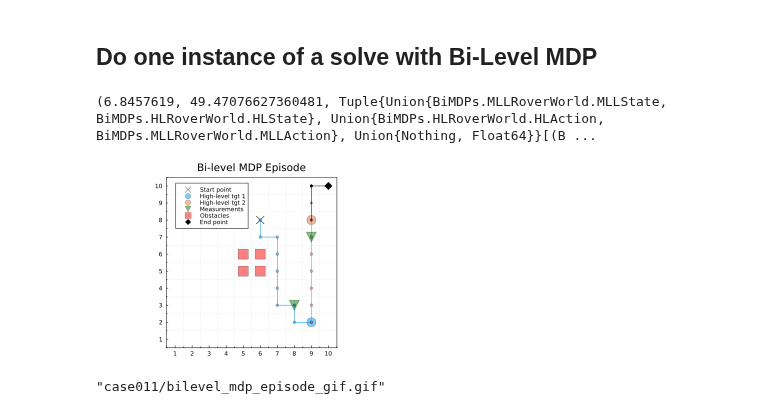
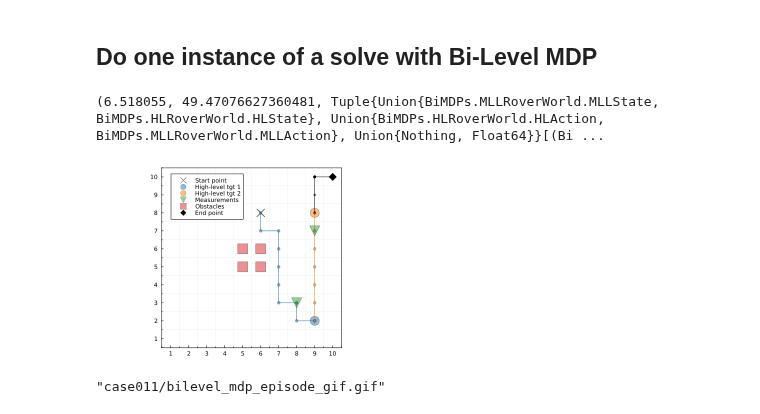
Before and after one commit to somritabanerjee/BiMDPs.jl, a Jupyter notebook: notebooks/VizRoverWorld.ipynb, the cells around one changed output. Cells and saved outputs as stored; diff of their text form; code cells hidden in the pictures.

```diff
--- a/notebooks/VizRoverWorld.ipynb
+++ b/notebooks/VizRoverWorld.ipynb
@@ -53,7 +53,7 @@ BiMDPs.plot_finegrained_simulated_episode(rgw, sar_history, fname="d_flat_mdp_ep
 # %%
 using BiMDPs
 # %%
-BiMDPs.animate_finegrained_simulated_episode(rgw, sar_history, fname="flat_mdp_episode_gif", dir=dir, dpi=1200, fps=1)
+BiMDPs.animate_finegrained_simulated_episode(rgw, sar_history, fname="flat_mdp_episode_gif", dir=dir, dpi=1200, fps=1, fig_title="")
 # %% [output]
 "case011/flat_mdp_episode_gif.gif"
 # %% [markdown]
@@ -74,11 +74,11 @@ comp_time, r, sar_history = solve_using_bilevel_mdp(rgw, max_iters=200, init_sta
 #     println("r: $r")
 # end
 # %% [output]
-(6.8457619, 49.47076627360481, Tuple{Union{BiMDPs.MLLRoverWorld.MLLState, BiMDPs.HLRoverWorld.HLState}, Union{BiMDPs.HLRoverWorld.HLAction, BiMDPs.MLLRoverWorld.MLLAction}, Union{Nothing, Float64}}[(B ...
+(6.518055, 49.47076627360481, Tuple{Union{BiMDPs.MLLRoverWorld.MLLState, BiMDPs.HLRoverWorld.HLState}, Union{BiMDPs.HLRoverWorld.HLAction, BiMDPs.MLLRoverWorld.MLLAction}, Union{Nothing, Float64}}[(Bi ...
 # %%
-BiMDPs.plot_bilevel_simulated_episode(rgw, sar_history, fname="d_bilevel_mdp_episode", dir=dir, dpi=50)
+BiMDPs.plot_bilevel_simulated_episode(rgw, sar_history, fname="d_bilevel_mdp_episode", dir=dir, dpi=50, fig_title="")
 # %% [output]
-[figure, old version]
+[figure, new version]
 # %%
 using BiMDPs
 # %%
```
Also changed, not shown: parts of 3 cells of this notebook, 3 other files.
